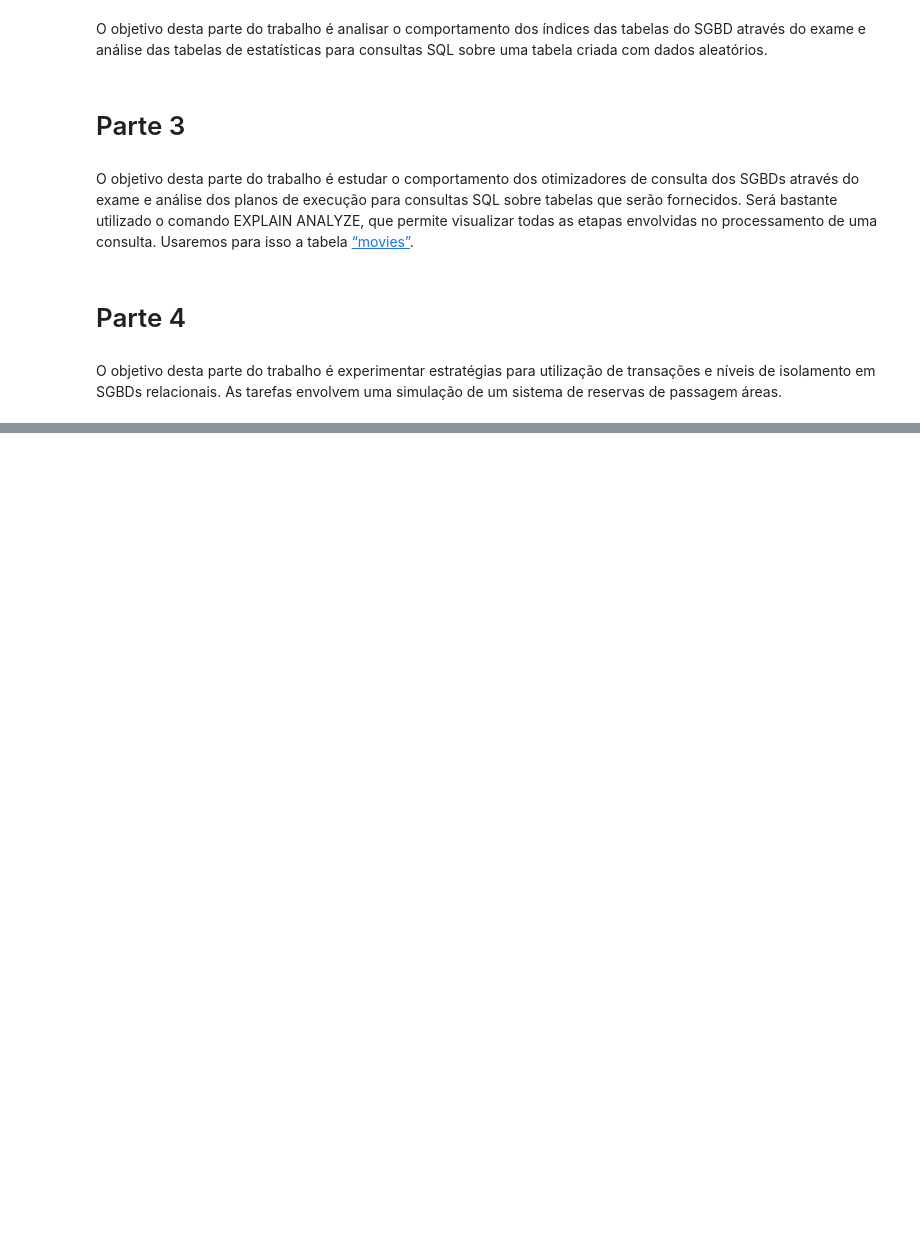
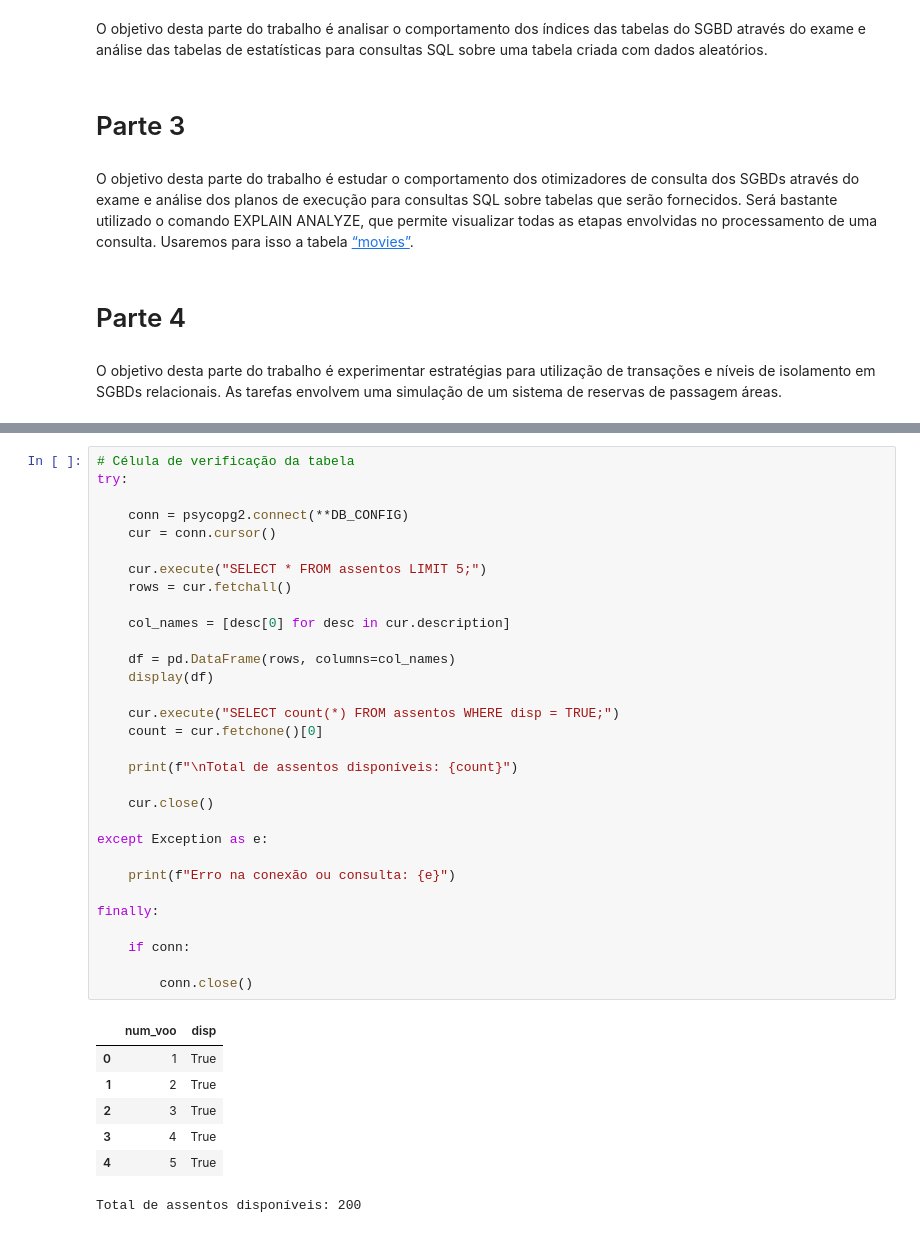
Before and after one commit to Aruthuro/BD_-_Trabalho_3_-_Tarefas_diversas, a Jupyter notebook: BD_Trabalho_3_Tarefas_diversas.ipynb, the cells around one changed output, grey strips where cells are left out. Drawn from its saved outputs; the diff is of its cells as text; blank space fills up the shorter version.

```diff
--- a/BD_Trabalho_3_Tarefas_diversas.ipynb
+++ b/BD_Trabalho_3_Tarefas_diversas.ipynb
@@ -954,0 +911,39 @@ O objetivo desta parte do trabalho é experimentar estratégias para utilizaçã
+# %%
+# Célula de verificação da tabela
+try:
+
+    conn = psycopg2.connect(**DB_CONFIG)
+    cur = conn.cursor()
+
+    cur.execute("SELECT * FROM assentos LIMIT 5;")
+    rows = cur.fetchall()
+
+    col_names = [desc[0] for desc in cur.description]
+
+    df = pd.DataFrame(rows, columns=col_names)
+    display(df)
+
+    cur.execute("SELECT count(*) FROM assentos WHERE disp = TRUE;")
+    count = cur.fetchone()[0]
+
+    print(f"\nTotal de assentos disponíveis: {count}")
+
+    cur.close()
+
+except Exception as e:
+
+    print(f"Erro na conexão ou consulta: {e}")
+
+finally:
+
+    if conn:
+
+        conn.close()
+# %% [output]
+|  | num_voo | disp |
+| 0 | 1 | True |
+| 1 | 2 | True |
+| 2 | 3 | True |
+| 3 | 4 | True |
+| 4 | 5 | True |
+Total de assentos disponíveis: 200
```
Also changed, not shown: parts of 43 cells of this notebook.
